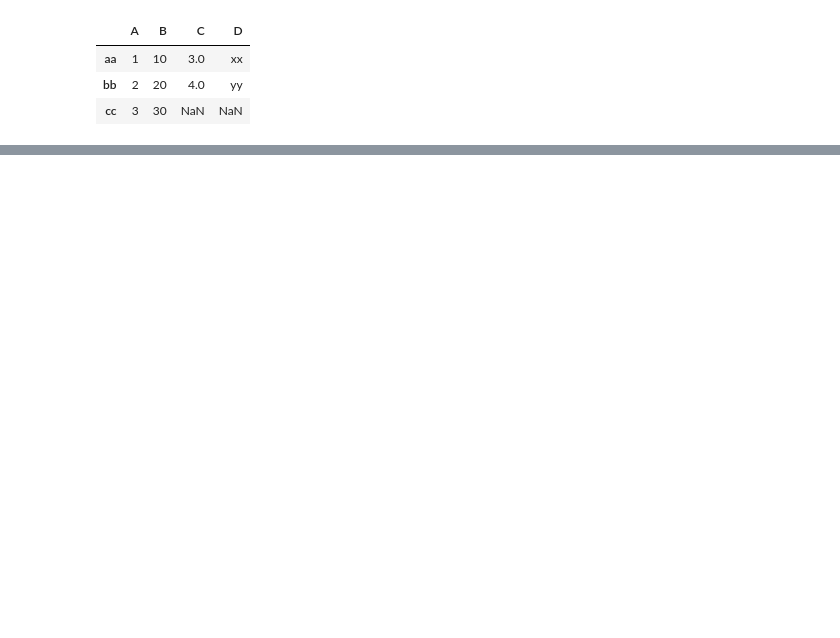
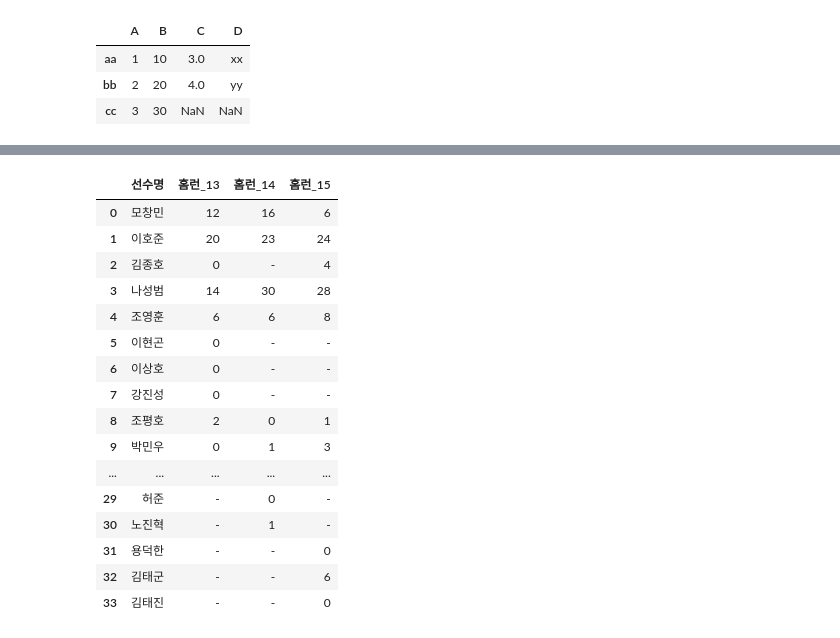
Before and after one commit to leechungpa/Python-study, a Jupyter notebook: pandas/배포용_기초 4. 데이터 가공 1 - 데이터 합치기 (merge, concat).ipynb, the cells around one changed output, grey strips where cells are left out. Saved outputs shown, nothing was run; the diff lists cells and outputs as text; code cells hidden in the pictures; blank space fills up the shorter version.

```diff
--- a/pandas/배포용_기초 4. 데이터 가공 1 - 데이터 합치기 (merge, concat).ipynb
+++ b/pandas/배포용_기초 4. 데이터 가공 1 - 데이터 합치기 (merge, concat).ipynb
@@ -95,3 +237,29 @@ pd.concat([df1, df2], axis = 1, sort=True)
 ###  실습. 로우 인덱스는 '선수명'으로, 컬럼 인덱스는 '연도'로 구성하여,
 ### NC 다이노스 선수들의 홈런 기록을 연도별로 볼 수 있도록 데이터프레임을 구성하시오.
 <img src="img/4강/concat예제NC.jpg" alt="NC선수예제" style="width: 200px;"/>
+# %%
+hr_data = pd.merge(
+    pd.merge(NC13[['선수명','홈런']],NC14[['선수명','홈런']],
+             on='선수명',suffixes=['_13','_14'],how='outer')
+,NC15[['선수명','홈런']],on='선수명',how='outer').fillna('-')
+# %%
+hr_data.columns=['선수명', '홈런_13', '홈런_14', '홈런_15']
+hr_data
+# %% [output]
+|  | 선수명 | 홈런_13 | 홈런_14 | 홈런_15 |
+| 0 | 모창민 | 12 | 16 | 6 |
+| 1 | 이호준 | 20 | 23 | 24 |
+| 2 | 김종호 | 0 | - | 4 |
+| 3 | 나성범 | 14 | 30 | 28 |
+| 4 | 조영훈 | 6 | 6 | 8 |
+| 5 | 이현곤 | 0 | - | - |
+| 6 | 이상호 | 0 | - | - |
+| 7 | 강진성 | 0 | - | - |
+| 8 | 조평호 | 2 | 0 | 1 |
+| 9 | 박민우 | 0 | 1 | 3 |
+| ... | ... | ... | ... | ... |
+| 29 | 허준 | - | 0 | - |
+| 30 | 노진혁 | - | 1 | - |
+| 31 | 용덕한 | - | - | 0 |
+| 32 | 김태군 | - | - | 6 |
+| 33 | 김태진 | - | - | 0 |
```
Also changed, not shown: parts of 25 cells of this notebook, 5 other files.
